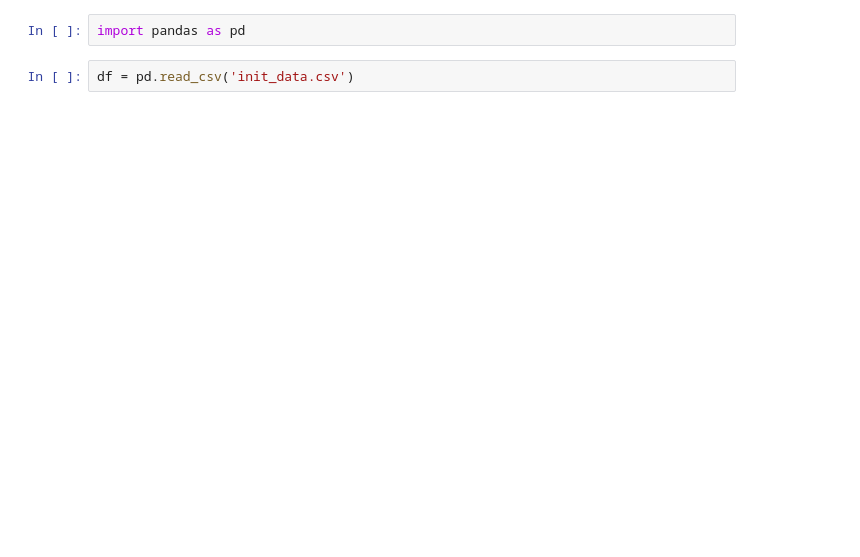
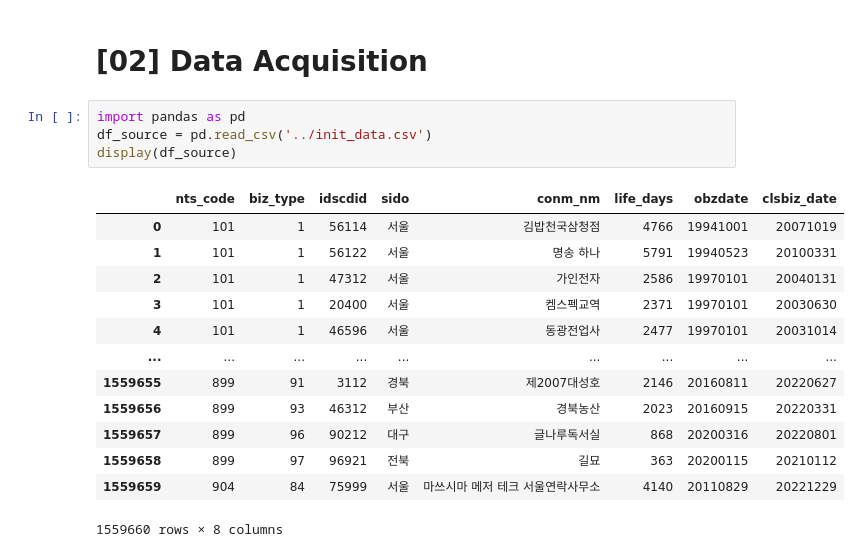
Before and after one commit to YoungminChoAtKaist/findataanaly, a Jupyter notebook: TeamPrj.ipynb, the cells around one changed output. Saved outputs shown, nothing was run; the diff lists cells and outputs as text; blank space fills up the shorter version.

```diff
--- a/TeamPrj.ipynb
+++ b/TeamPrj.ipynb
@@ -1,4 +1,20 @@
+# %% [markdown]
+# [02] Data Acquisition
 # %%
 import pandas as pd
+df_source = pd.read_csv('../init_data.csv')
+display(df_source)
+# %% [output]
+|  | nts_code | biz_type | idscdid | sido | conm_nm | life_days | obzdate | clsbiz_date |
+| 0 | 101 | 1 | 56114 | 서울 | 김밥천국삼청점 | 4766 | 19941001 | 20071019 |
+| 1 | 101 | 1 | 56122 | 서울 | 명송 하나 | 5791 | 19940523 | 20100331 |
+| 2 | 101 | 1 | 47312 | 서울 | 가인전자 | 2586 | 19970101 | 20040131 |
+| 3 | 101 | 1 | 20400 | 서울 | 켐스펙교역 | 2371 | 19970101 | 20030630 |
+| 4 | 101 | 1 | 46596 | 서울 | 동광전업사 | 2477 | 19970101 | 20031014 |
+| ... | ... | ... | ... | ... | ... | ... | ... | ... |
+| 1559655 | 899 | 91 | 3112 | 경북 | 제2007대성호 | 2146 | 20160811 | 20220627 |
+| 1559656 | 899 | 93 | 46312 | 부산 | 경북농산 | 2023 | 20160915 | 20220331 |
+| 1559657 | 899 | 96 | 90212 | 대구 | 글나루독서실 | 868 | 20200316 | 20220801 |
+| 1559658 | 899 | 97 | 96921 | 전북 | 길묘 | 363 | 20200115 | 20210112 |
+| 1559659 | 904 | 84 | 75999 | 서울 | 마쓰시마 메저 테크 서울연락사무소 | 4140 | 20110829 | 20221229 |
+1559660 rows × 8 columns
-# %%
-df = pd.read_csv('init_data.csv')
```
Also changed, not shown: parts of 12 cells of this notebook.
